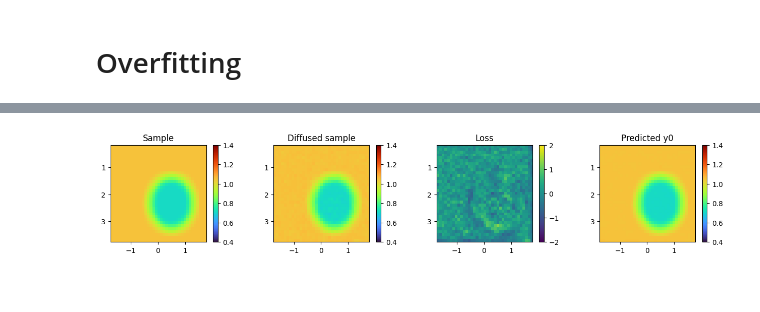
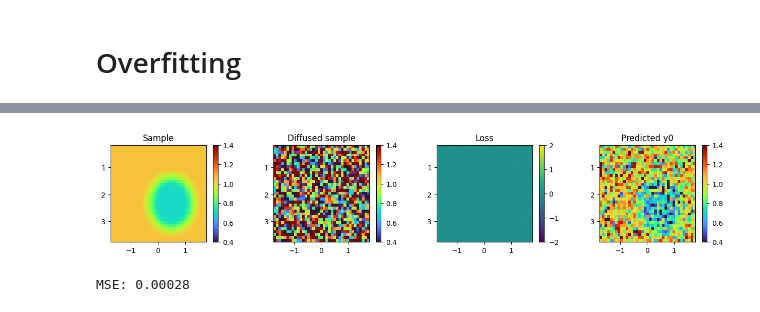
Before and after one commit to SebastianMerino/DL-Attenuation, a Jupyter notebook: sampling_overfit.ipynb, the cells around one changed output, grey strips where cells are left out. Drawn from its saved outputs; the diff is of its cells as text; code cells hidden in the pictures.

```diff
--- a/sampling_overfit.ipynb
+++ b/sampling_overfit.ipynb
@@ -49,13 +49,13 @@ def create_gaussian_diffusion(
 # %% [markdown]
  # Overfitting
 # %%
-diffusion2 = create_gaussian_diffusion(noise_schedule='cosine')
+diffusion2 = create_gaussian_diffusion(noise_schedule='linear')
 
 from modules.model import UNETv2
 from modules.plotting_utils import *
 
 device = torch.device("cuda:0" if torch.cuda.is_available() else torch.device('cpu'))
-save_dir = Path(r'.\weights_overfit\v2')
+save_dir = Path(r'.\weights_overfit_linear\v2')
 training_epochs = 50000
 model2 = UNETv2(in_channels=80, residual=False, attention_res=[]).to(device)
 model2.load_state_dict(torch.load(save_dir / f"model_{training_epochs}.pth", map_location=device))
@@ -147,5 +147,5 @@ plt.show()
 # %%
-timestep = 1
+timestep = 800
 noise = torch.randn_like(y_sample)
 t = torch.reshape(torch.Tensor([timestep]).int(), (x_sample.shape[0],)).to(device)
 y_pert = diffusion2.q_sample(y_sample, t, noise)
@@ -159,7 +159,7 @@ x_pad = torch.cat((x_pad, torch.zeros((b, c, m + pad_m, pad_n),device=device)),
 y_pad = torch.cat((y_pert, torch.zeros((b, 1, pad_m, n), device=device)), dim=2)
 y_pad = torch.cat((y_pad, torch.zeros((b, 1, m + pad_m, pad_n),device=device)), dim=3)
 with torch.inference_mode():
-    pred = diffusion2.p_mean_variance(model2, x_pad, y_pad, t,clip_denoised=True)
+    pred = diffusion2.p_mean_variance(model2, x_pad, y_pad, t,clip_denoised=False)
     y_0 = pred['pred_xstart'][:,:,:m,:n]
     predicted_noise = model2(x_pad, y_pad, t)
     predicted_noise = predicted_noise[0,0,:m,:n]
@@ -167,31 +167,35 @@ with torch.inference_mode():
 
 plt.figure(figsize=(16, 2.5))
 plt.subplot(1, 4, 1)
 show_tensor_image(y_sample.cpu().detach())
 plt.set_cmap('turbo')
 plt.colorbar()
 plt.title('Sample')
 
 plt.subplot(1, 4, 2)
 show_tensor_image(y_pert.cpu().detach())
 plt.colorbar()
 plt.set_cmap('turbo')
 plt.title('Diffused sample')
 
 pred_error = (predicted_noise-noise).cpu().detach().squeeze()
 plt.subplot(1, 4, 3)
 plt.imshow(pred_error, extent=extent_ACS)
 plt.colorbar()
 plt.clim(-2, 2)
 plt.set_cmap('viridis')
 plt.title('Loss')
 
 plt.subplot(1, 4, 4)
 show_tensor_image(y_0.cpu().detach())
 plt.colorbar()
 plt.set_cmap('turbo')
 plt.title('Predicted y0')
 # plt.clim(0, 2)
 plt.show()
+
+
+print(f'MSE: {(pred_error**2).mean():.05f}')
 # %% [output]
-[figure, old version]
+[figure, new version]
+MSE: 0.00028
```
Also changed, not shown: parts of 4 cells of this notebook, 1 other file.
